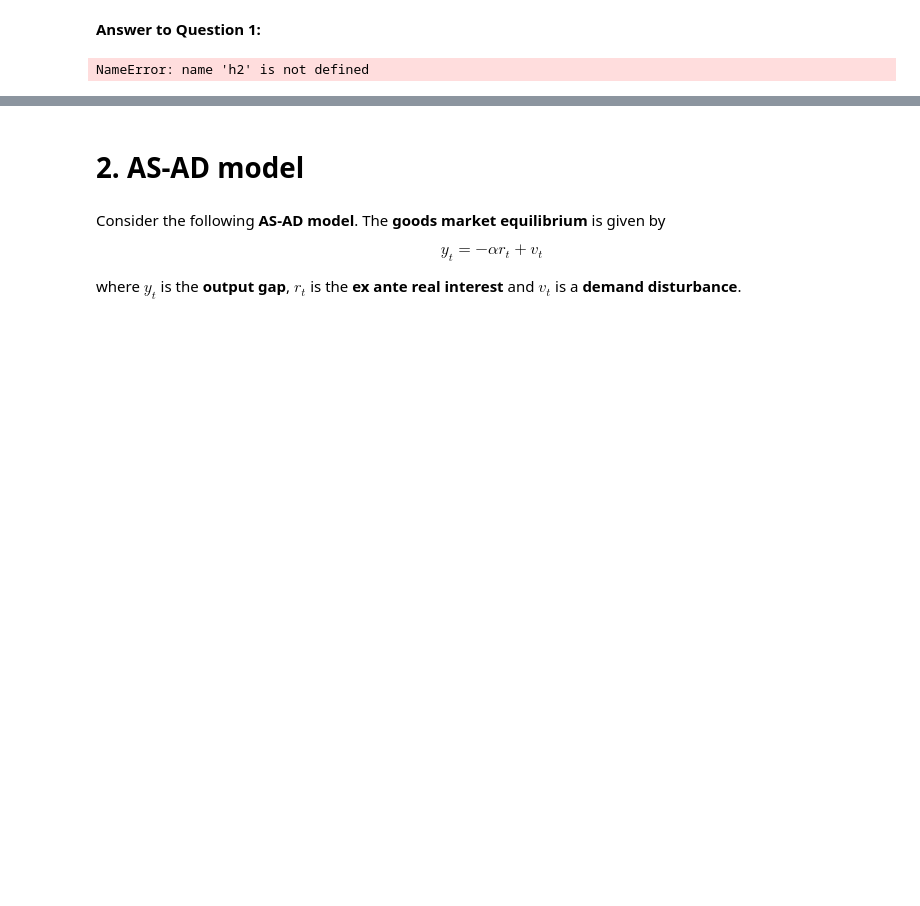
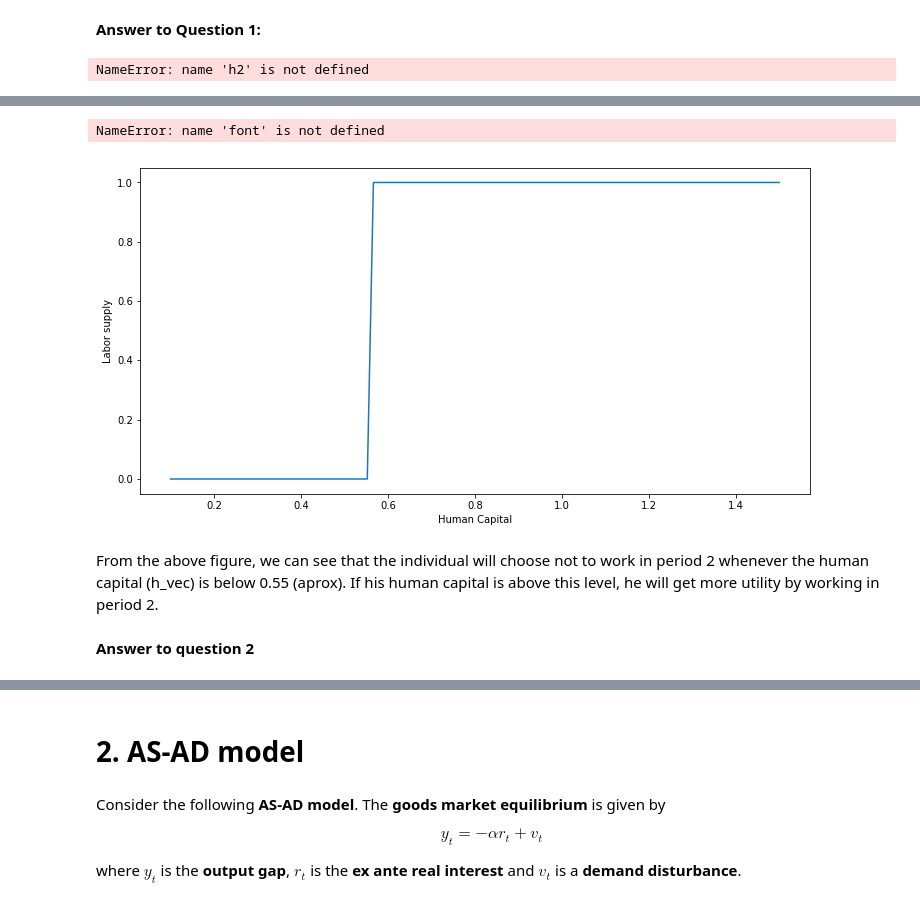
Before and after one commit to NumEconCopenhagen/projects-2019-bcg, a Jupyter notebook: examproject/exam_2019.ipynb, the cells around one changed output, grey strips where cells are left out. Saved outputs shown, nothing was run; the diff lists cells and outputs as text; code cells hidden in the pictures; blank space fills up the shorter version.

```diff
--- a/examproject/exam_2019.ipynb
+++ b/examproject/exam_2019.ipynb
@@ -201,0 +281,42 @@ NameError: name 'h2' is not defined
+# %%
+def period_2(rho,gamma,Delta):
+
+    # Vectors
+    l2_vec = np.empty(100)
+    v2_vec = np.empty(100)
+
+    # Solve for each h2
+    for i,h2 in enumerate(h_vec):
+
+        # The individual decides whether to work or not by comparing his utility. If he is better off not working, we will have
+        # l2=0 otherwise l2=1
+        if v2(w,h2,1,b,rho,gamma) < v2(w,h2,0,b,rho,gamma):
+            l2_vec[i] = 0
+        else:
+            l2_vec[i] = 1
+
+        v2_vec[i] = v2(w,h2,l2_vec[i],b,rho,gamma)
+
+    return l2_vec, v2_vec
+# %%
+
+# Solving
+l2_vec,v2_vec = period_2(rho,gamma,Delta)
+
+# Figure
+fig = plt.figure(figsize=(12,6))
+ax = fig.add_subplot(1,1,1)
+ax.plot(h_vec,l2_vec)
+
+# Labels
+ax.set_xlabel('Human Capital')
+ax.set_ylabel('Labor supply')
+ax.set_title('Labor Supply and Human Capital- period 2', fontdict=font)
+ax.grid()
+# %% [output]
+NameError: name 'font' is not defined
+[figure, added]
+# %% [markdown]
+From the above figure, we can see that the individual will choose not to work in period 2 whenever the human capital (h_vec) is below 0.55 (aprox). If his human capital is above this level, he will get more utility by working in period 2.
+# %% [markdown]
+**Answer to question 2**
```
Also changed, not shown: parts of 12 cells of this notebook.
